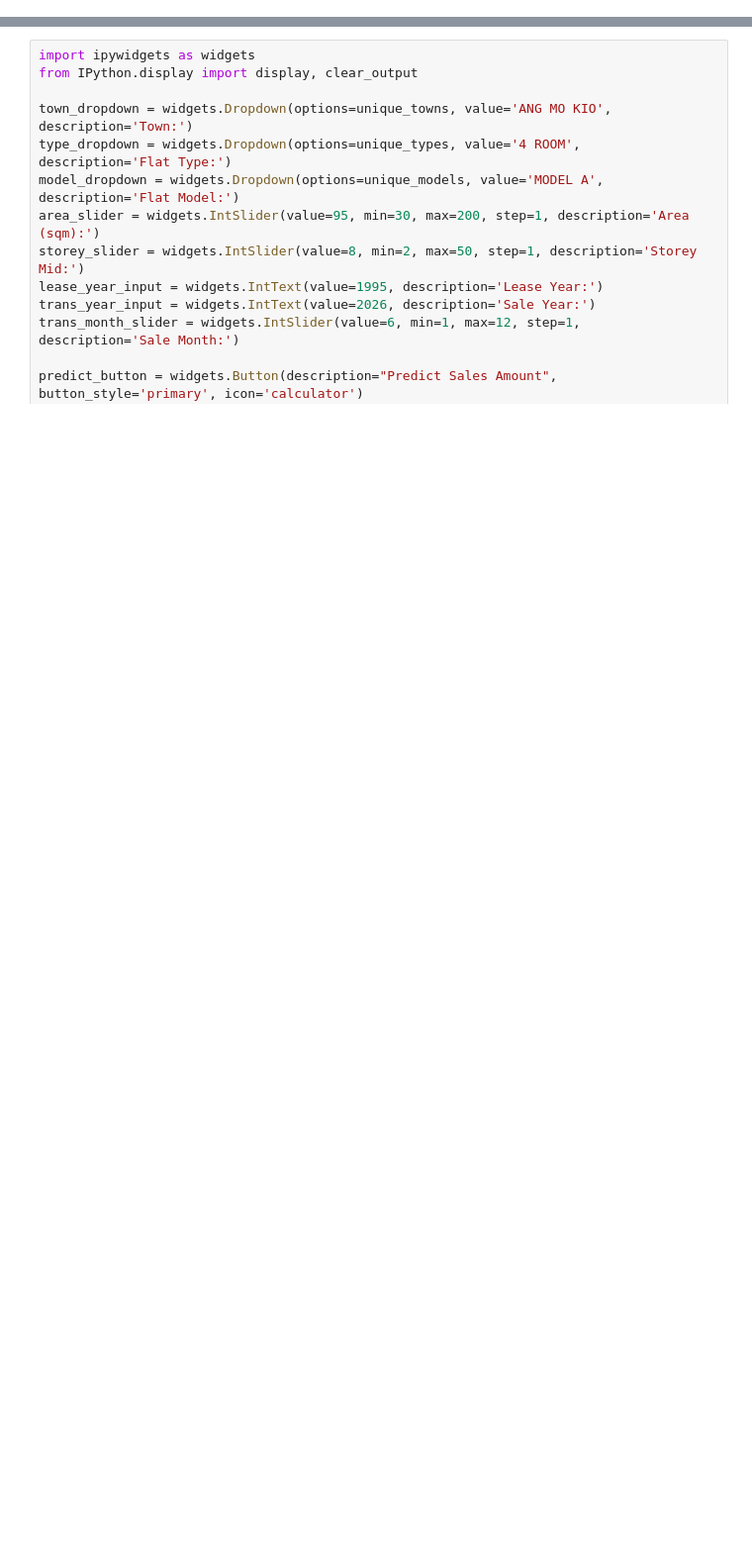
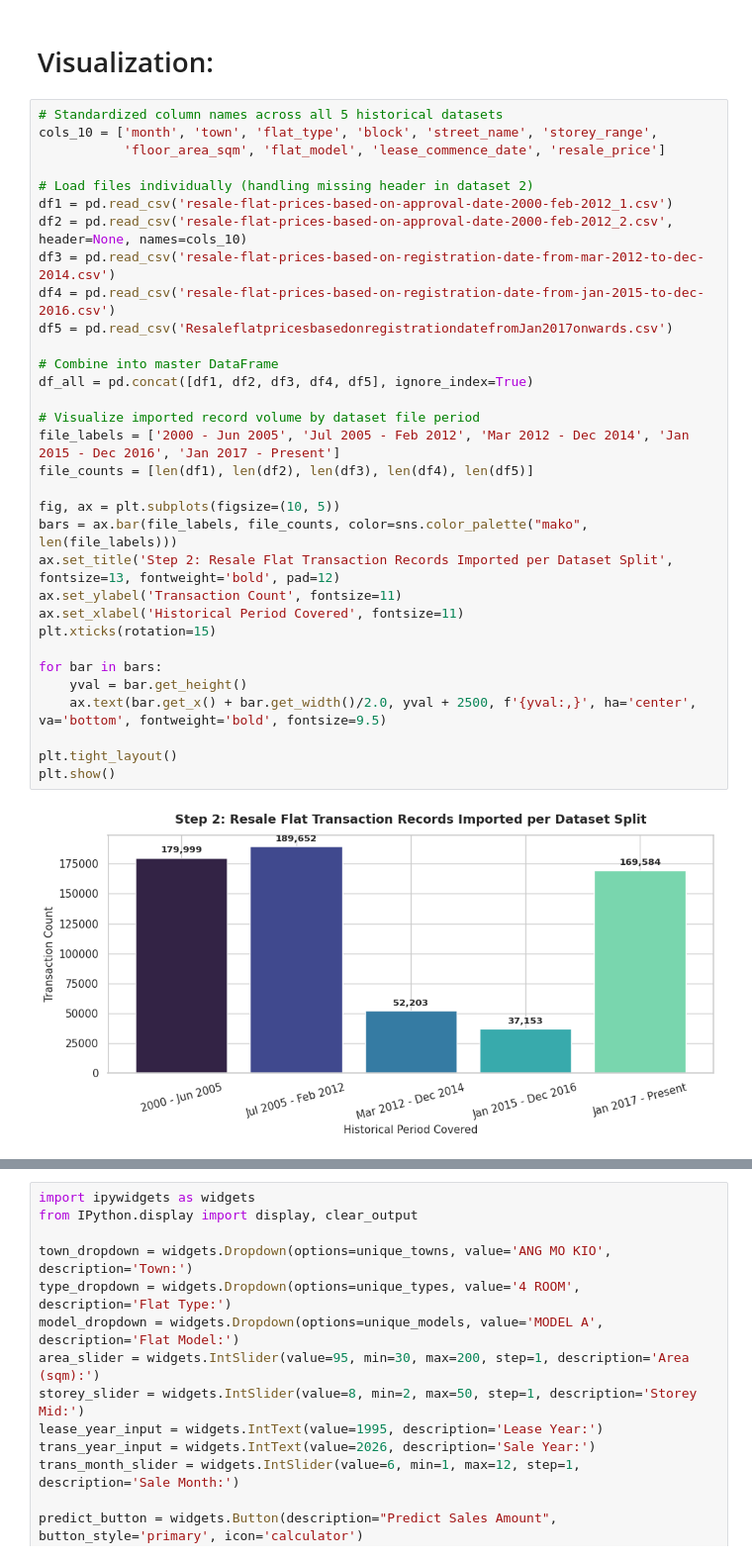
Before and after one commit to Rafeek-Data/Rafeek-Ahamed_Capstone-Project, a Jupyter notebook: Rafeek_Colab_Capstone.ipynb, the cells around one changed output, grey strips where cells are left out. Shown at 99% size. Cells and saved outputs as stored; diff of their text form; blank space fills up the shorter version.

```diff
--- a/Rafeek_Colab_Capstone.ipynb
+++ b/Rafeek_Colab_Capstone.ipynb
@@ -998,0 +94,36 @@ Predicted Sales / Resale Price: $630,728.00
+# %% [markdown]
+# Visualization:
+# %%
+# Standardized column names across all 5 historical datasets
+cols_10 = ['month', 'town', 'flat_type', 'block', 'street_name', 'storey_range',
+           'floor_area_sqm', 'flat_model', 'lease_commence_date', 'resale_price']
+
+# Load files individually (handling missing header in dataset 2)
+df1 = pd.read_csv('resale-flat-prices-based-on-approval-date-2000-feb-2012_1.csv')
+df2 = pd.read_csv('resale-flat-prices-based-on-approval-date-2000-feb-2012_2.csv', header=None, names=cols_10)
+df3 = pd.read_csv('resale-flat-prices-based-on-registration-date-from-mar-2012-to-dec-2014.csv')
+df4 = pd.read_csv('resale-flat-prices-based-on-registration-date-from-jan-2015-to-dec-2016.csv')
+df5 = pd.read_csv('ResaleflatpricesbasedonregistrationdatefromJan2017onwards.csv')
+
+# Combine into master DataFrame
+df_all = pd.concat([df1, df2, df3, df4, df5], ignore_index=True)
+
+# Visualize imported record volume by dataset file period
+file_labels = ['2000 - Jun 2005', 'Jul 2005 - Feb 2012', 'Mar 2012 - Dec 2014', 'Jan 2015 - Dec 2016', 'Jan 2017 - Present']
+file_counts = [len(df1), len(df2), len(df3), len(df4), len(df5)]
+
+fig, ax = plt.subplots(figsize=(10, 5))
+bars = ax.bar(file_labels, file_counts, color=sns.color_palette("mako", len(file_labels)))
+ax.set_title('Step 2: Resale Flat Transaction Records Imported per Dataset Split', fontsize=13, fontweight='bold', pad=12)
+ax.set_ylabel('Transaction Count', fontsize=11)
+ax.set_xlabel('Historical Period Covered', fontsize=11)
+plt.xticks(rotation=15)
+
+for bar in bars:
+    yval = bar.get_height()
+    ax.text(bar.get_x() + bar.get_width()/2.0, yval + 2500, f'{yval:,}', ha='center', va='bottom', fontweight='bold', fontsize=9.5)
+
+plt.tight_layout()
+plt.show()
+# %% [output]
+[figure, added]
```
Also changed, not shown: parts of 51 cells of this notebook.
